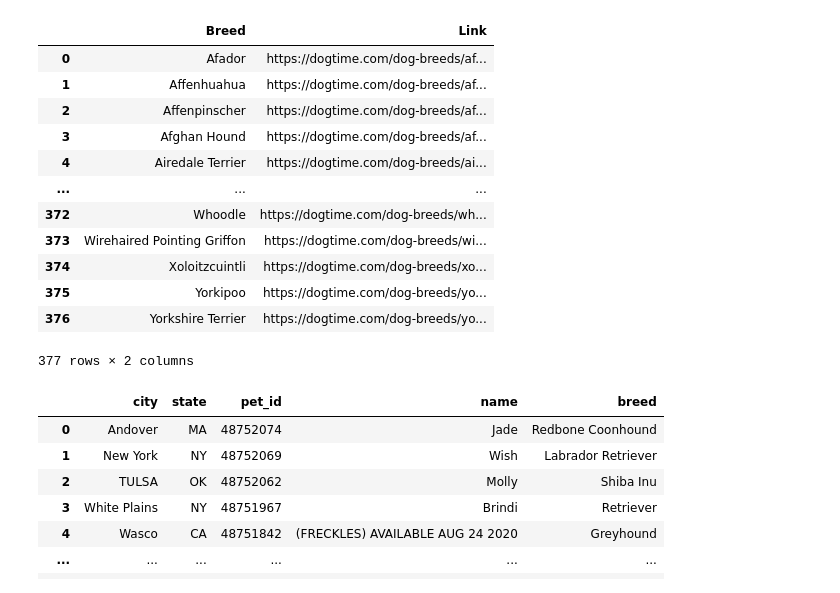
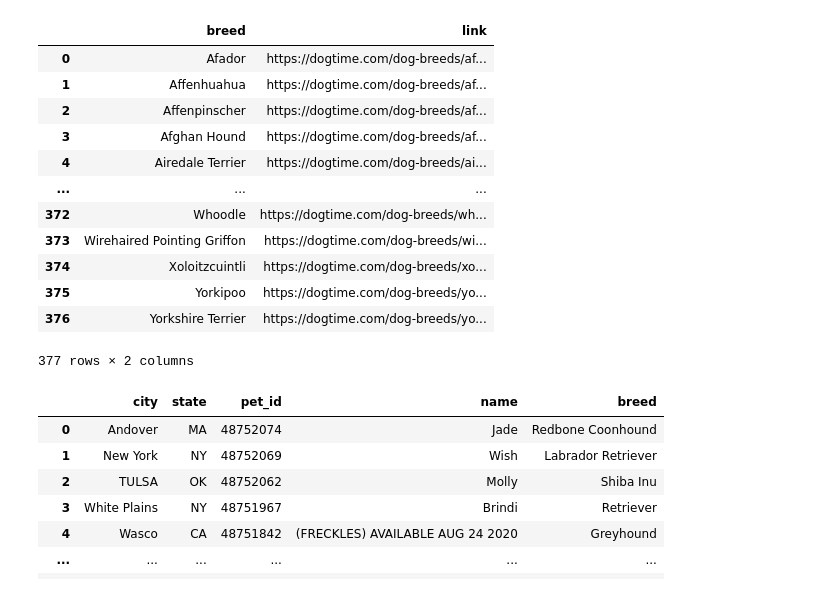
Before and after one commit to hannah8075/ETL-challenge, a Jupyter notebook: Dog_Breed_info_cleaning.ipynb, the cells around one changed output. Cells and saved outputs as stored; diff of their text form; code cells hidden in the pictures.

```diff
--- a/Dog_Breed_info_cleaning.ipynb
+++ b/Dog_Breed_info_cleaning.ipynb
@@ -42,10 +45,10 @@ combined_lists = list(zip(dog_breed_list, dog_links))
 dog_info_df = pd.DataFrame(combined_lists)
 # %%
 #rename columns
-dog_info_df = dog_info_df.rename(columns = {0:"Breed", 1:"Link"})
+dog_info_df = dog_info_df.rename(columns = {0:"breed", 1:"link"})
 dog_info_df
 # %% [output]
-|  | Breed | Link |
+|  | breed | link |
 | 0 | Afador | https://dogtime.com/dog-breeds/af... |
 | 1 | Affenhuahua | https://dogtime.com/dog-breeds/af... |
 | 2 | Affenpinscher | https://dogtime.com/dog-breeds/af... |
```
Also changed, not shown: parts of 16 cells of this notebook, 6 other files.
